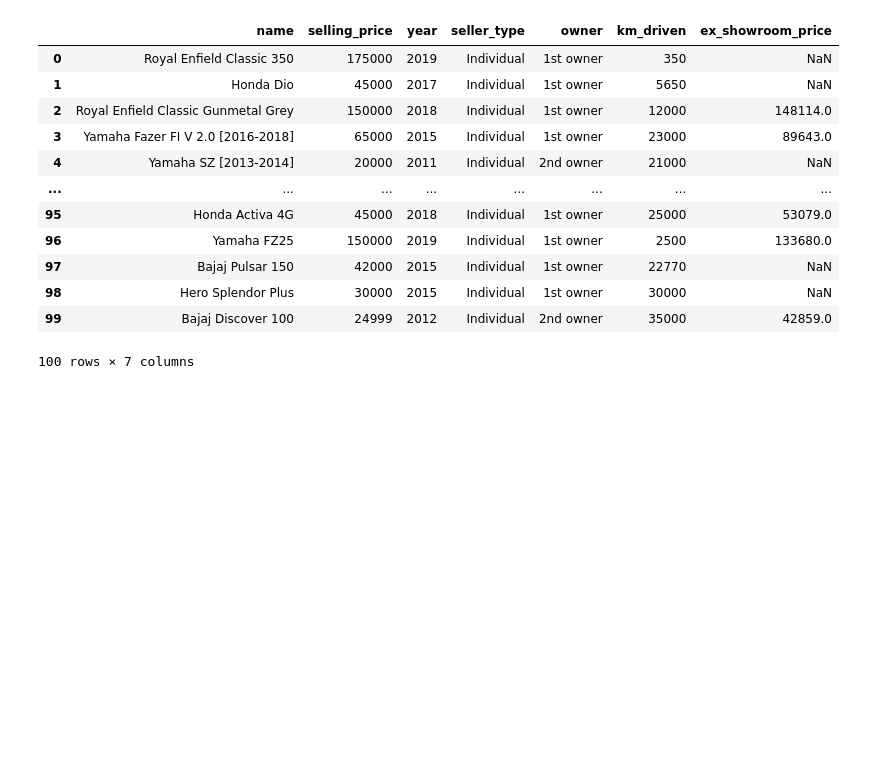
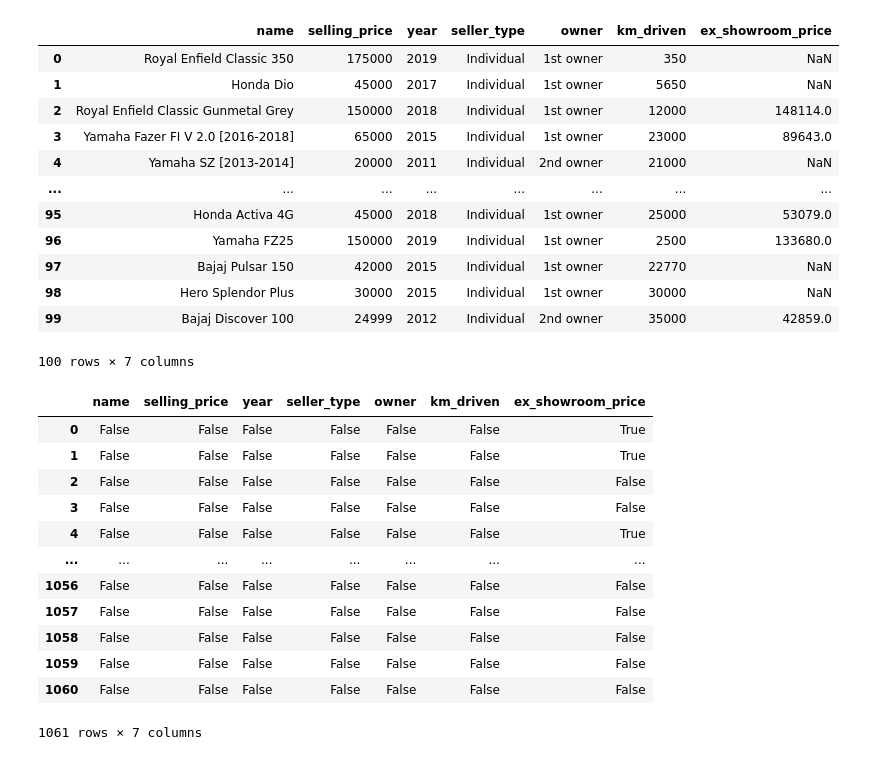
Before and after one commit to minendraa/Data-Visualization-Analysis, a Jupyter notebook: day2/pandas.ipynb, the cells around one changed output. Drawn from its saved outputs; the diff is of its cells as text; code cells hidden in the pictures; blank space fills up the shorter version.

```diff
--- a/day2/pandas.ipynb
+++ b/day2/pandas.ipynb
@@ -466,5 +466,8 @@ df.index
 # %% [output]
 RangeIndex(start=0, stop=1061, step=1)
 # %%
-df.columns
+
+df=pd.read_csv("BIKE DETAILS.csv")
+df['bike_country'] = 'nepal'
+print(df.head(5))
 # %% [output]
@@ -502,3 +515,19 @@ df.head(100)
 | 98 | Hero Splendor Plus | 30000 | 2015 | Individual | 1st owner | 30000 | NaN |
 | 99 | Bajaj Discover 100 | 24999 | 2012 | Individual | 2nd owner | 35000 | 42859.0 |
 100 rows × 7 columns
+# %%
+df.isnull()
+# %% [output]
+|  | name | selling_price | year | seller_type | owner | km_driven | ex_showroom_price |
+| 0 | False | False | False | False | False | False | True |
+| 1 | False | False | False | False | False | False | True |
+| 2 | False | False | False | False | False | False | False |
+| 3 | False | False | False | False | False | False | False |
+| 4 | False | False | False | False | False | False | True |
+| ... | ... | ... | ... | ... | ... | ... | ... |
+| 1056 | False | False | False | False | False | False | False |
+| 1057 | False | False | False | False | False | False | False |
+| 1058 | False | False | False | False | False | False | False |
+| 1059 | False | False | False | False | False | False | False |
+| 1060 | False | False | False | False | False | False | False |
+1061 rows × 7 columns
```
Also changed, not shown: parts of 2 cells of this notebook, 6 other files.
